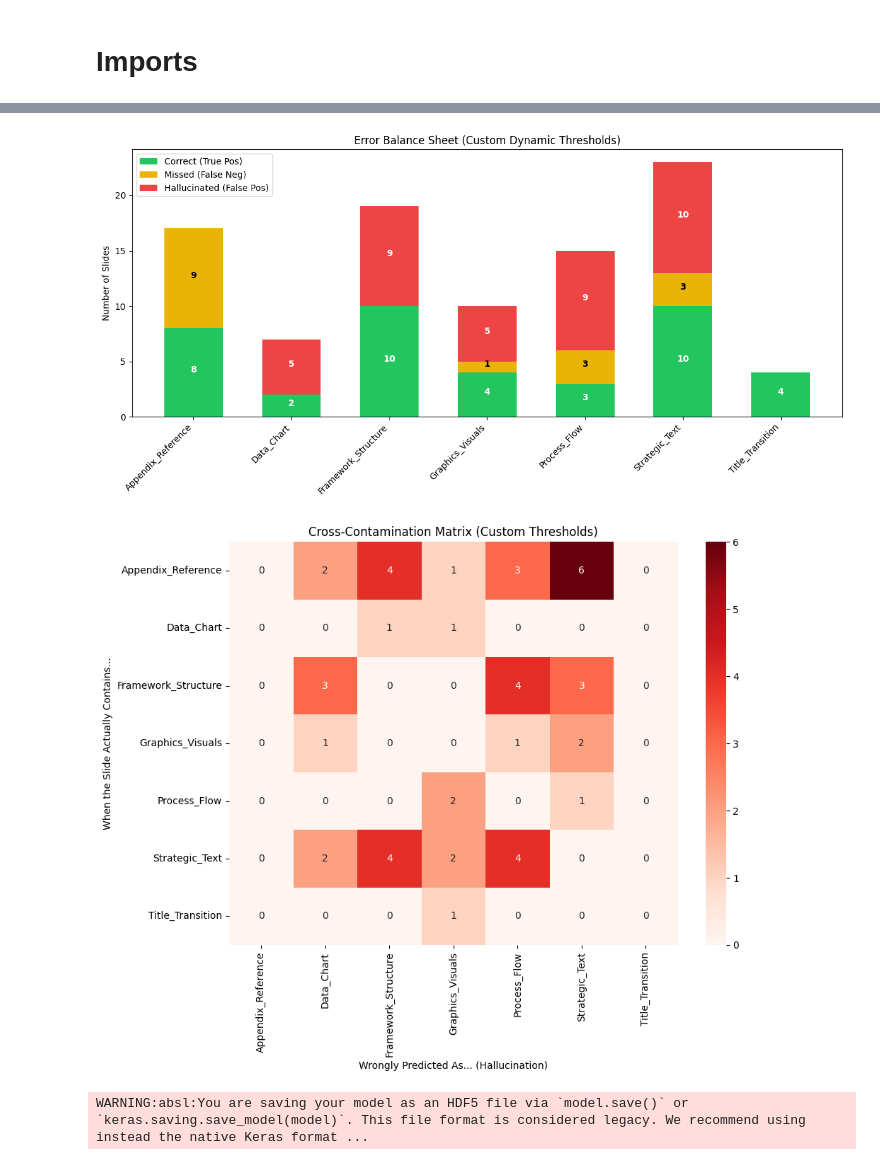
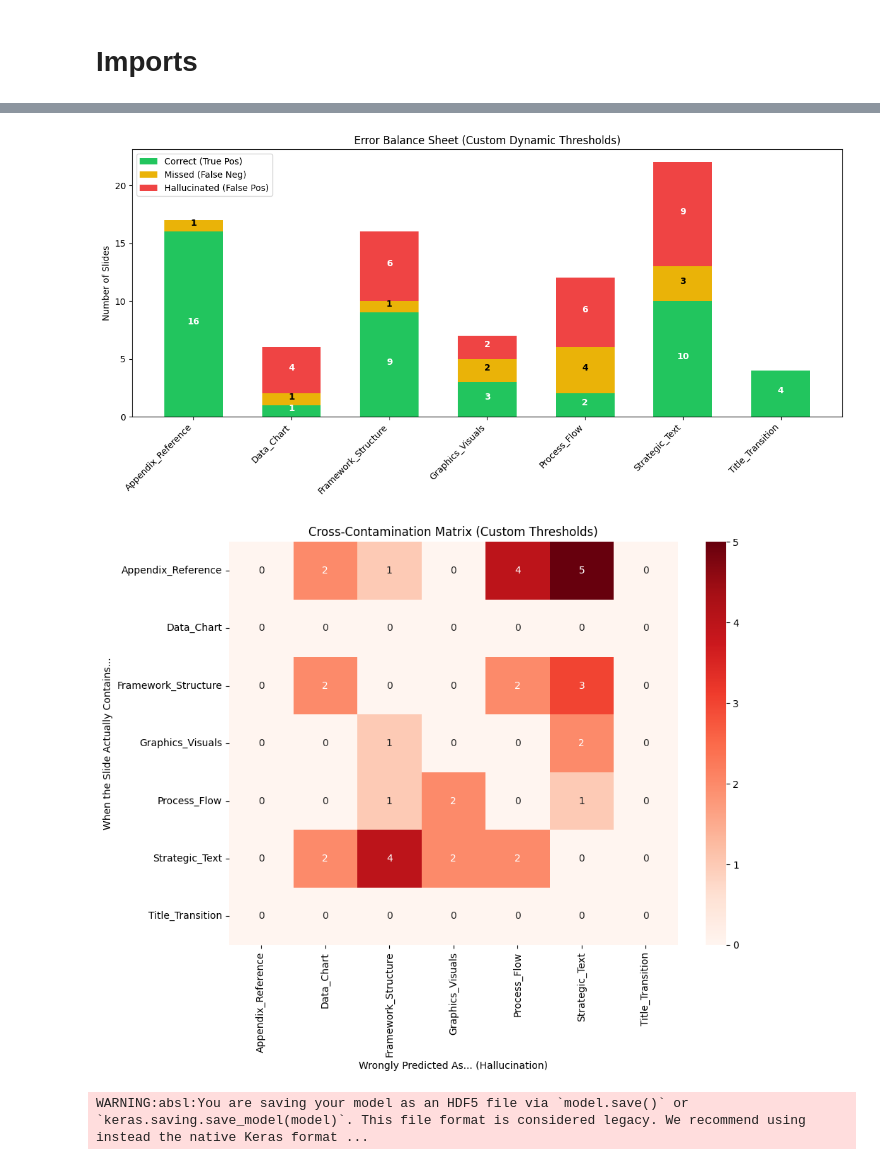
Before and after one commit to noahsg/slide_critiquer, a Jupyter notebook: train_multilabel_expirementation.ipynb, the cells around one changed output, grey strips where cells are left out. Cells and saved outputs as stored; diff of their text form; code cells hidden in the pictures.

Commit message:
model update

```diff
--- a/train_multilabel_expirementation.ipynb
+++ b/train_multilabel_expirementation.ipynb
@@ -463,7 +466,7 @@ def grayscale_pipe(x):
     return tf.image.grayscale_to_rgb(gray)
 
 best_model = tf.keras.models.load_model(
-    "potential_model_1.keras",
+    "best_recall_model.keras",
     custom_objects={"grayscale_pipe": grayscale_pipe},
     safe_mode=False)
 
@@ -474,7 +477,7 @@ last_model = tf.keras.models.load_model(
 )
 
 numbered_model = tf.keras.models.load_model(
-    "potential_model_2.keras",
+    "checkpoints/model_epoch_31.keras",
     custom_objects={"grayscale_pipe": grayscale_pipe},
     safe_mode=False
 )
@@ -627,5 +629,5 @@ Title_Transition     | 1.00   | 0.75   | 0.86   || 3        | 1        | 0
 # %%
-selected_model = best_model
+selected_model = numbered_model
 
 import seaborn as sns
 import matplotlib.pyplot as plt
@@ -800,19 +812,28 @@ import math
 # 1. CONFIGURATION: PER-CLASS THRESHOLDS
 # ==========================================
 # Adjust these values based on your analysis
+# THRESHOLD_MAP = {
+#     'Appendix_Reference':  0.3,
+#     'Data_Chart':          0.3,
+#     'Framework_Structure': 0.7,
+#     'Graphics_Visuals':    0.4,
+#     'Process_Flow':        0.25,
+#     'Strategic_Text':      0.5,
+#     'Title_Transition':    0.5
+# }
+
 THRESHOLD_MAP = {
     'Appendix_Reference':  0.3,
-    'Data_Chart':          0.3,
-    'Framework_Structure': 0.5,
+    'Data_Chart':          0.2,
+    'Framework_Structure': 0.6,
     'Graphics_Visuals':    0.4,
-    'Process_Flow':        0.3,
+    'Process_Flow':        0.25,
     'Strategic_Text':      0.5,
-    'Title_Transition':    0.5
+    'Title_Transition':    0.8
 }
 
 
-
-selected_model = best_model
+selected_model = numbered_model
 
 # ==========================================
 # 2. PLOTTING FUNCTIONS
@@ -883,22 +904,24 @@ eval_dataset = eval_datagen.flow_from_dataframe(
 class_indices = eval_dataset.class_indices
 class_names = list(dict(sorted(class_indices.items(), key=lambda item: item[1])).keys())
 
-# Generate Probabilities (Only if missing)
-if 'y_pred_probs' not in locals() or len(y_pred_probs) != eval_dataset.samples:
-    print("Generating raw probabilities...")
-    eval_dataset.reset()
-    y_true_list, y_pred_list = [], []
-    num_batches = int(math.ceil(eval_dataset.samples / eval_dataset.batch_size))
+# Always generate new predictions
+print("Generating raw probabilities...")
+eval_dataset.reset()
+y_true_list, y_pred_list = [], []
+num_batches = int(math.ceil(eval_dataset.samples / eval_dataset.batch_size))
 
-    for i in range(num_batches):
-        batch = next(eval_dataset)
-        if len(batch) == 3: x, y, _ = batch
-        else: x, y = batch
-        y_true_list.append(y)
-        y_pred_list.append(selected_model.predict_on_batch(x))
+for i in range(num_batches):
+    batch = next(eval_dataset)
+    if len(batch) == 3:
+        x, y, _ = batch
+    else:
+        x, y = batch
+    y_true_list.append(y)
+    y_pred_list.append(selected_model.predict_on_batch(x))
 
-    y_true = np.vstack(y_true_list)[:eval_dataset.samples]
-    y_pred_probs = np.vstack(y_pred_list)[:eval_dataset.samples]
+# Aggregate and truncate to exact sample count
+y_true = np.vstack(y_true_list)[:eval_dataset.samples]
+y_pred_probs = np.vstack(y_pred_list)[:eval_dataset.samples]
 
 # ==========================================
 # 4. APPLY DYNAMIC THRESHOLDS
@@ -941,5 +964,5 @@ Classification Report:
-[figure, old version]
+[figure, new version]
-[figure, old version]
+[figure, new version]
 # %%
 def grayscale_pipe(x):
     gray = tf.image.rgb_to_grayscale(x)
```
Also changed, not shown: parts of 9 cells of this notebook, 27 other files.
